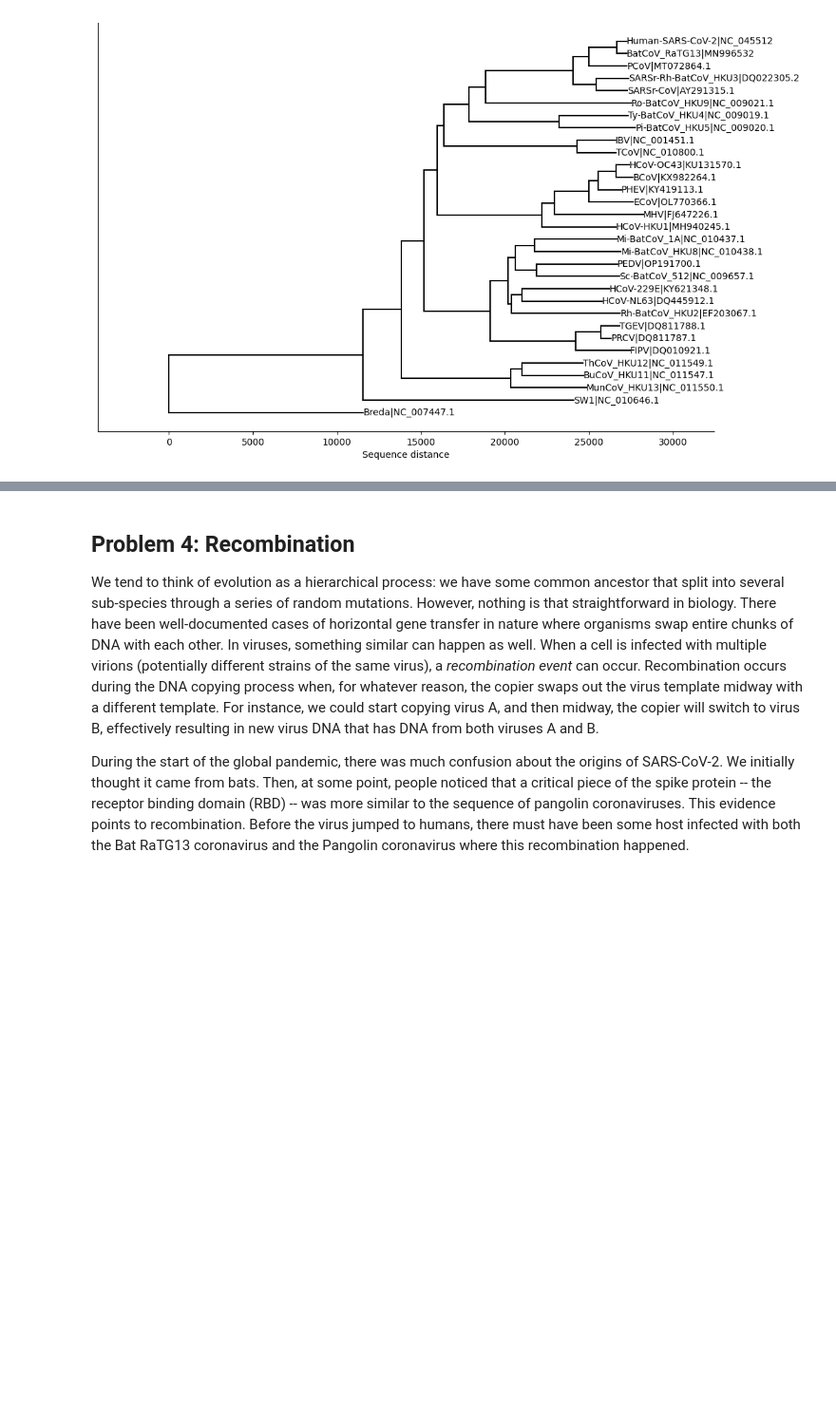
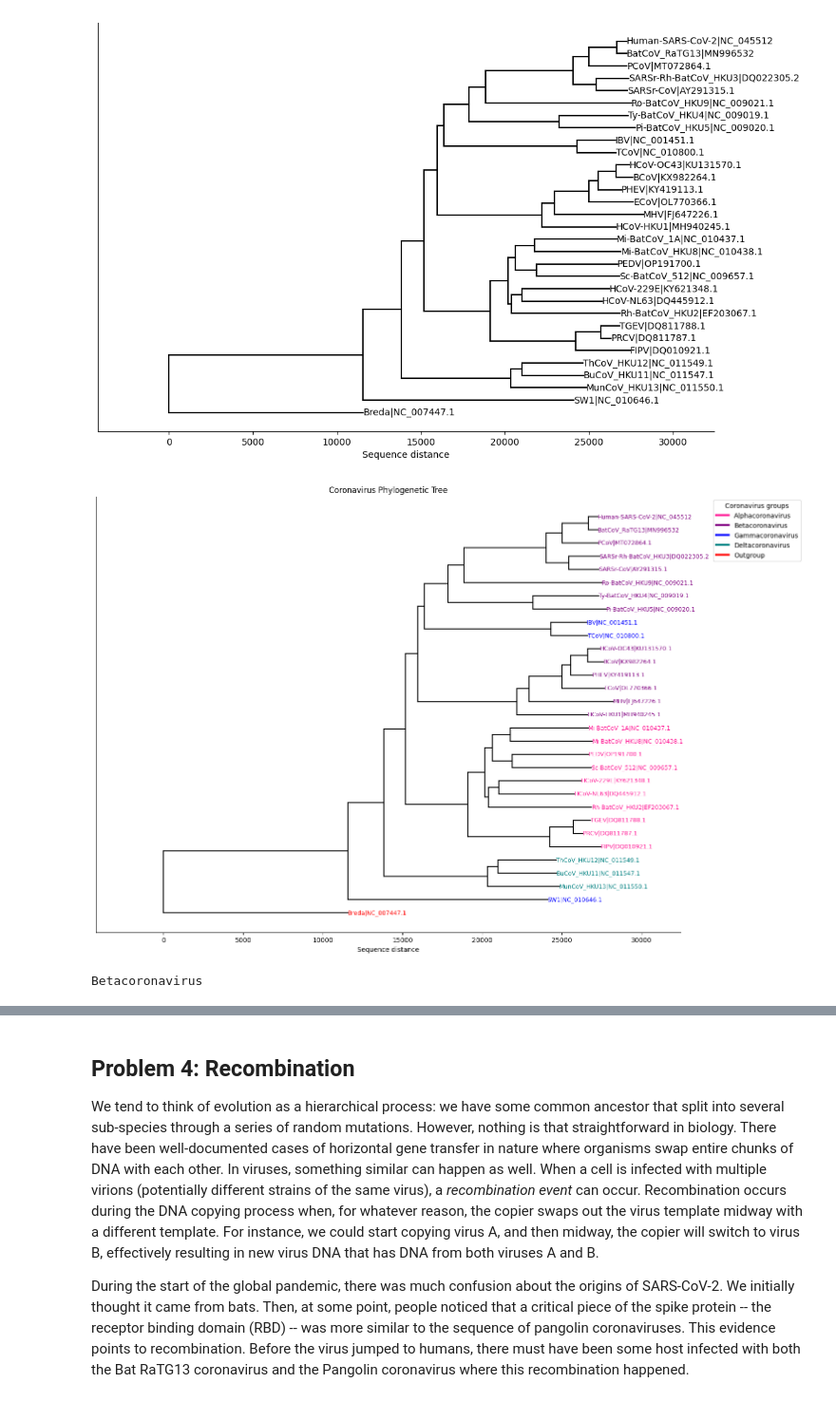
Before and after one commit to riannapat06-del/assign_phylo, a Jupyter notebook: phylo_workbook.ipynb, the cells around one changed output, grey strips where cells are left out. Shown at 95% size. Drawn from its saved outputs; the diff is of its cells as text; code cells hidden in the pictures; blank space fills up the shorter version.

```diff
--- a/phylo_workbook.ipynb
+++ b/phylo_workbook.ipynb
@@ -204,8 +204,84 @@ plot_nj_tree(rooted_tree, ax)
 plt.show()
 # %% [output]
 [figure]
+# %%
+from matplotlib.lines import Line2D
+# Retrieve coronavirus groups from NCBI
+
+virus_groups = {}
+
+groups = [
+    "Alphacoronavirus",
+    "Betacoronavirus",
+    "Gammacoronavirus",
+    "Deltacoronavirus"
+]
+
+# Assign colours
+group_colors = {
+    "Alphacoronavirus": "deeppink",
+    "Betacoronavirus": "purple",
+    "Gammacoronavirus": "blue",
+    "Deltacoronavirus": "teal",
+    "Outgroup": "red"
+}
+
+for name in virus_name:
+    virus = name.split("|")[0]
+    accession = name.split("|")[1]
+
+    if virus == "Breda":
+        virus_groups[virus] = "Outgroup"
+        continue
+
+    handle = Entrez.efetch(db="nucleotide", id=accession, rettype="gb", retmode="text")
+    record = SeqIO.read(handle, "genbank")
+    handle.close()
+
+    taxonomy = record.annotations["taxonomy"]
+    for taxon in taxonomy:
+        if taxon in groups:
+            virus_groups[virus] = taxon
+            break
+
+# Plot sorted and rerooted tree
+fig, ax = plt.subplots(figsize=(16, 12))
+plot_nj_tree(rooted_tree, ax)
+
+# Colour each virus label
+for label in ax.texts:
+    virus = label.get_text().split("|")[0]
+    group = virus_groups[virus]
+    label.set_color(group_colors[group])
+    label.set_fontsize(9)
+
+# Add legend
+legend_items = []
+for group, color in group_colors.items():
+    legend_items.append(
+        Line2D([0], [0], color=color, linewidth=3, label=group)
+    )
+
+ax.legend(
+    handles=legend_items,
+    title="Coronavirus groups",
+    loc="upper left",
+    bbox_to_anchor=(1.05, 1)
+)
+
+ax.set_title("Coronavirus Phylogenetic Tree")
+
+# Save final figure
+plt.savefig('problem3.svg')
+plt.show()
+# %% [output]
+[figure, added]
 # %%
 
 # plt.savefig('problem3.svg')
+# %%
+print(virus_groups["Human-SARS-CoV-2"])
+# %% [output]
+Betacoronavirus
 # %%
 sars_cov_2_group = """To which group does SARS-CoV-2 belong? Answer using only the group name."""
```
Also changed, not shown: parts of 3 cells of this notebook, 1 other file.
